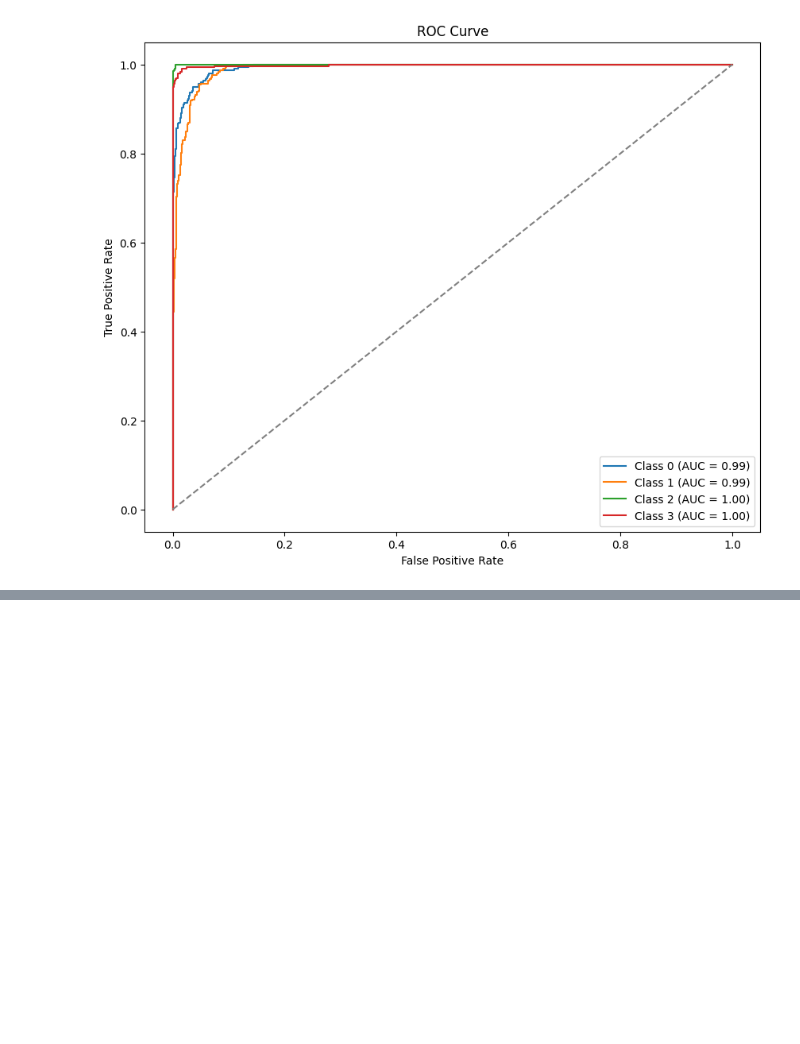
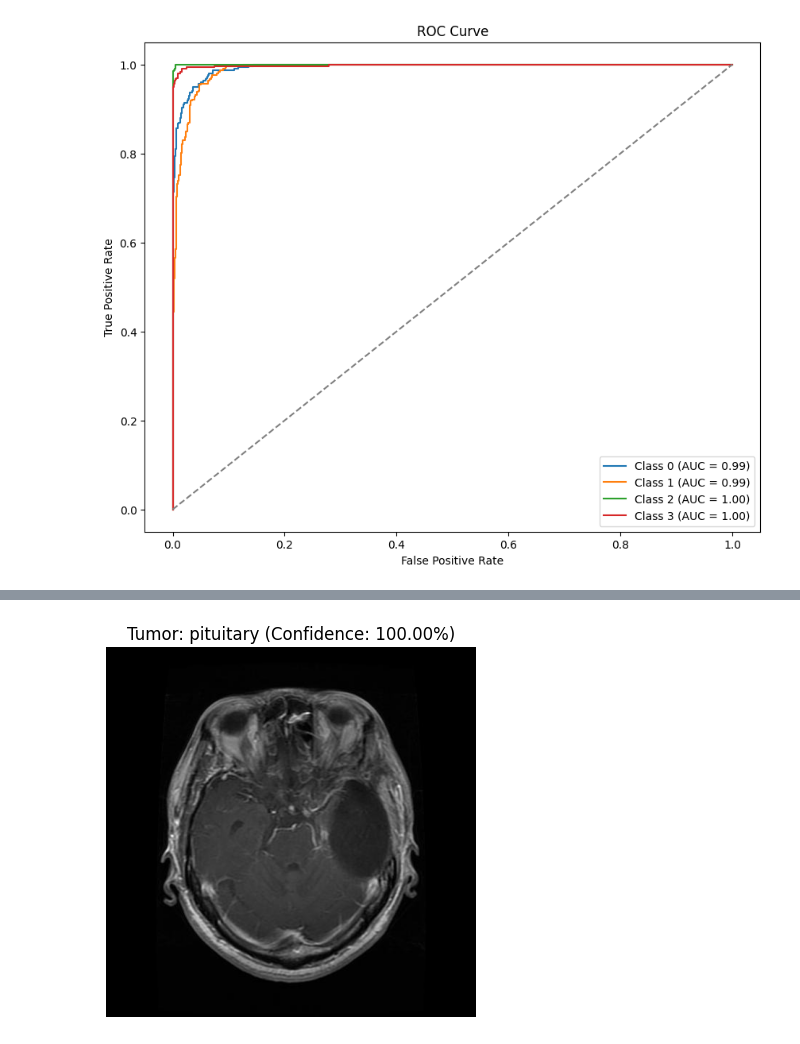
Before and after one commit to ashesh-12/Brain_Tumor_Detection, a Jupyter notebook: Brain_Tumor_Detection.ipynb, the cells around one changed output, grey strips where cells are left out. Drawn from its saved outputs; the diff is of its cells as text; code cells hidden in the pictures; blank space fills up the shorter version.

```diff
--- a/Brain_Tumor_Detection.ipynb
+++ b/Brain_Tumor_Detection.ipynb
@@ -362,0 +421,5 @@ plt.show()
+# %%
+# Example usage
+image_path = '/content/drive/MyDrive/Brain Tumor/brain_tumor_mri_dataset/Testing/glioma/Te-gl_0015.jpg'  # Provide the path to your new image
+detect_and_display(image_path, model)
+# %% [output]
@@ -362,0 +427 @@ plt.show()
+[figure, added]
```
Also changed, not shown: parts of 5 cells of this notebook.
